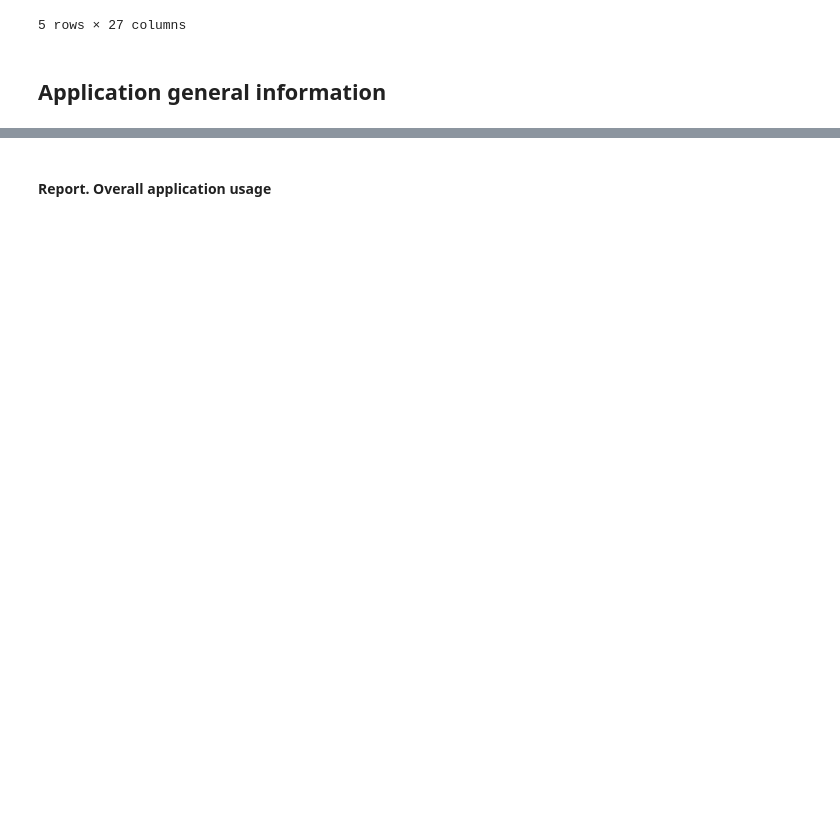
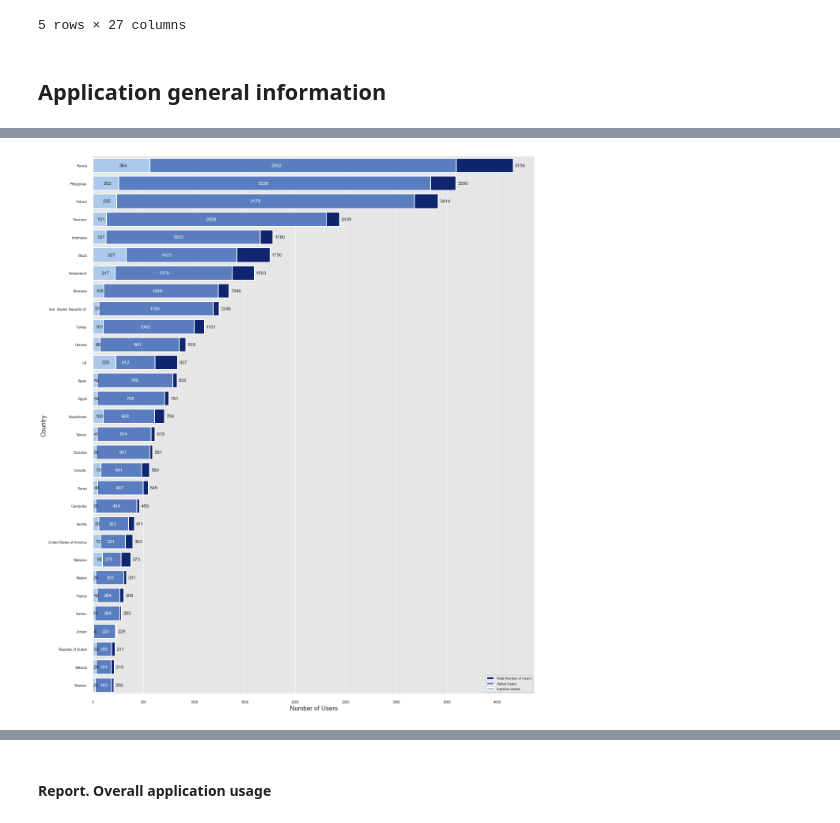
Before and after one commit to RafZel/NYCDSA_Project_1, a Jupyter notebook: project_1.ipynb, the cells around one changed output, grey strips where cells are left out. Saved outputs shown, nothing was run; the diff lists cells and outputs as text; code cells hidden in the pictures; blank space fills up the shorter version.

```diff
--- a/project_1.ipynb
+++ b/project_1.ipynb
@@ -1042,0 +1059,29 @@ ValueError: Could not interpret input 'active'
+# %%
+df_company_users_country = df_company_users_1.groupby(['Country'])[['Active Users', 'Inactive Users', 'Total Number of Users']].sum().sort_values('Total Number of Users', ascending=False)
+df_company_users_country = df_company_users_country.reset_index()
+# df_company_users_country.loc[df_company_users_country['Country']== 'Switzerland']
+# %%
+fig1, ax = plt.subplots(figsize=(20,25))
+sns.set_style('darkgrid', {'axes.facecolor':'.9'})
+sns.set_context("poster", font_scale = .4, rc={"grid.linewidth": 0.9})
+
+s1 = sns.set_color_codes('dark')
+s1 = sns.barplot(x = 'Total Number of Users', y = 'Country', data=df_company_users_country.head(30), label='Total Number of Users', color='b')
+
+s2 = sns.set_color_codes('muted')
+s2 = sns.barplot(x = 'Active Users', y = 'Country', data=df_company_users_country.head(30), label='Active Users', color='b')
+
+s3 = sns.set_color_codes('pastel')
+s3 = sns.barplot(x = 'Inactive Users', y = 'Country', data=df_company_users_country.head(30), label='Inactive useres', color='b')
+
+ax.bar_label(ax.containers[0], fmt='%.0f', padding=4, fontsize=12)
+ax.bar_label(ax.containers[1], fmt='%.0f', label_type='center', padding=4, fontsize=12, color='w')
+ax.bar_label(ax.containers[2], fmt='%.0f', label_type='center', padding=4, fontsize=12)
+
+
+ax.set_ylabel('Country', fontsize=16)
+ax.set_xlabel('Number of Users', fontsize=16)
+ax.legend(ncol=1, loc="best", frameon=True)
+sns.despine(left=True)
+# %% [output]
+[figure, added]
```
Also changed, not shown: parts of 39 cells of this notebook.
